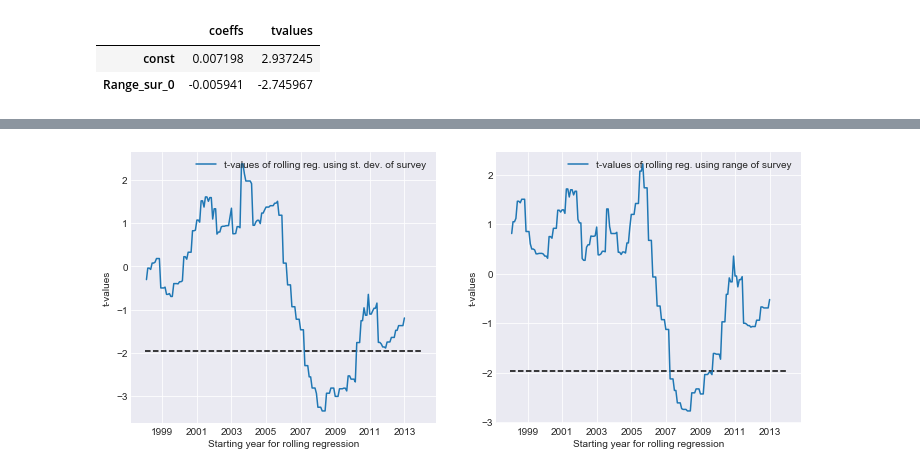
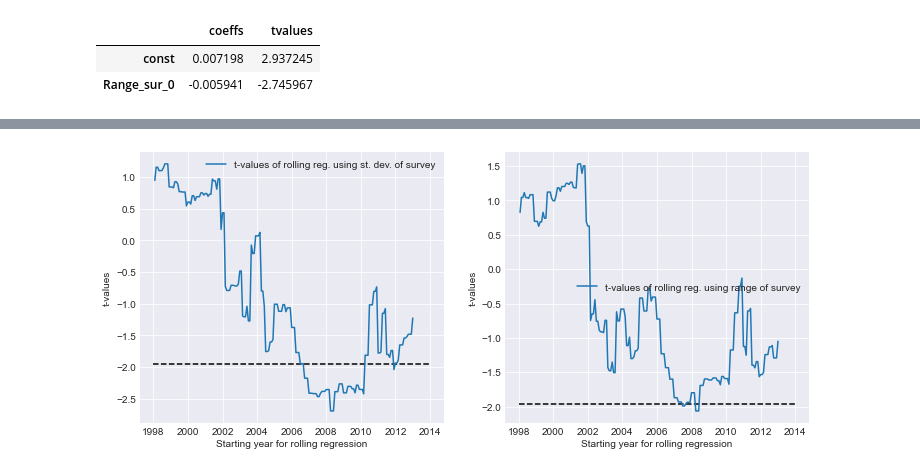
Before and after one commit to TimMunday/HigherMomentsRep, a Jupyter notebook: DataVis/MS/SurveyRelationshipReutersState.ipynb, the cells around one changed output, grey strips where cells are left out. Cells and saved outputs as stored; diff of their text form; code cells hidden in the pictures.

```diff
--- a/DataVis/MS/SurveyRelationshipReutersState.ipynb
+++ b/DataVis/MS/SurveyRelationshipReutersState.ipynb
@@ -96,8 +96,8 @@ def rolling(survey_measure, shock_measure, periods, label):
         coeff_array[i] = res.params[1]
         t_array[i] =res.tvalues[1]
 
-        startdate = startdate + pd.Timedelta(1, unit='M')
-        enddate = enddate + pd.Timedelta(1, unit='M')
+        startdate = startdate + pd.Timedelta(30.4, unit='D')
+        enddate = enddate + pd.Timedelta(30.4, unit='D')
         i += 1
     #print(startdate)
     print(enddate)
@@ -118,11 +118,11 @@ def rolling(survey_measure, shock_measure, periods, label):
 # %%
 plt.figure(figsize=(12, 5))
 plt.subplot(1, 2, 1)
-rolling('StDev_sur', 'StDevresid_fitted_ir_shock', 180, 't-values of rolling reg. using st. dev. of survey')
+rolling('StDev_sur', 'StDevresid_shock', 180, 't-values of rolling reg. using st. dev. of survey')
 
 plt.subplot(1, 2, 2)
-rolling('Range_sur', 'StDevresid_fitted_ir_shock', 180, 't-values of rolling reg. using range of survey')
+rolling('Range_sur', 'StDevresid_shock', 180, 't-values of rolling reg. using range of survey')
 
-plt.savefig(mypath+str('rolling.pdf'))
+#plt.savefig(mypath+str('rolling.pdf'))
 plt.show()
 # %% [output]
@@ -131 +131 @@ plt.show()
-[figure, old version]
+[figure, new version]
```
Also changed, not shown: parts of 1 cell of this notebook.
